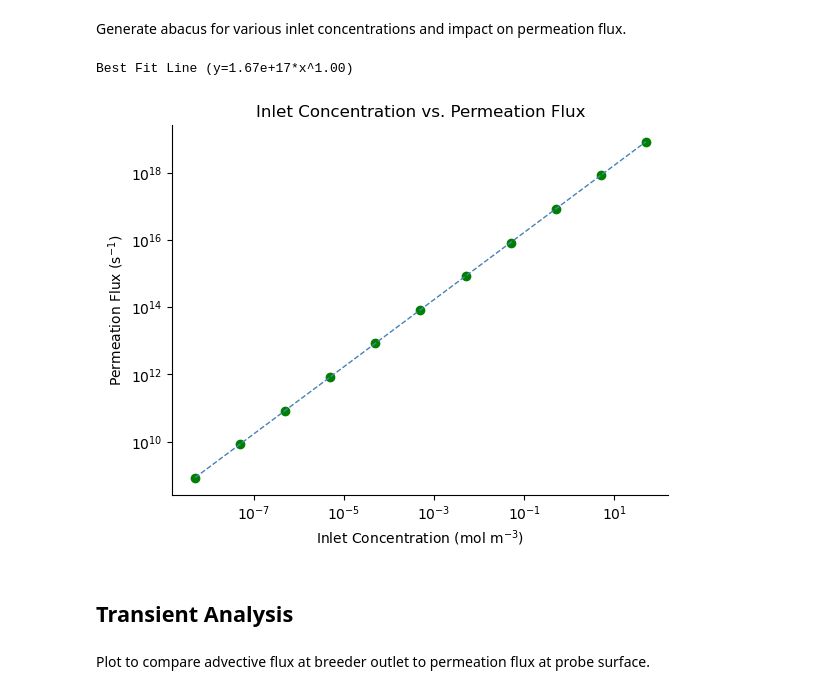
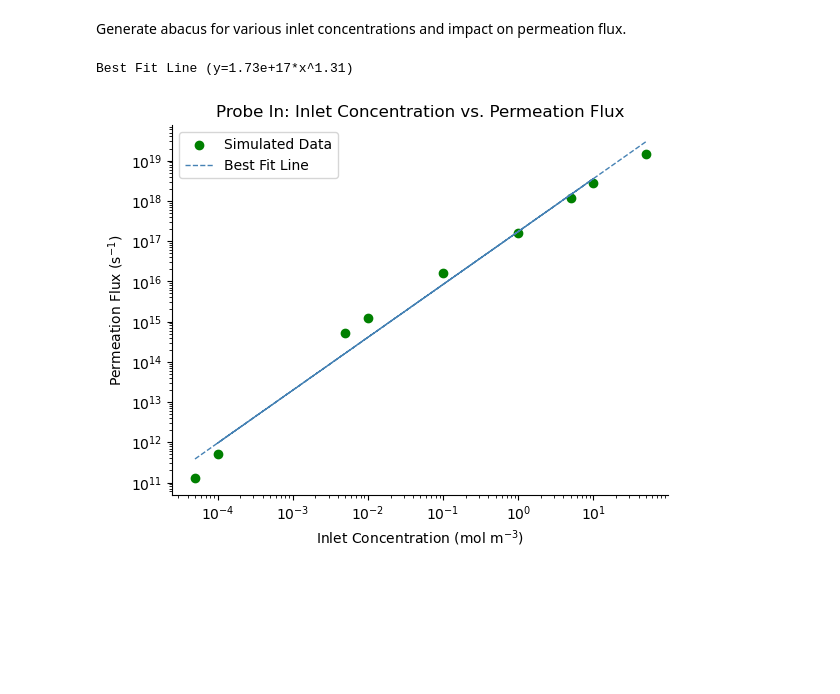
Before and after one commit to kaelyndunnell/Permeator-Probe, a Jupyter notebook: post_process.ipynb, the cells around one changed output. Drawn from its saved outputs; the diff is of its cells as text; code cells hidden in the pictures; blank space fills up the shorter version.

```diff
--- a/post_process.ipynb
+++ b/post_process.ipynb
@@ -96,17 +119,17 @@ flow_rates = [1,2,3,4] # kg/s
 
 # first flow rate is benchmark case
 permeation_1kgs = np.genfromtxt(
-    "festim_results_probe_out_benchmark/permeation_flux.csv", delimiter=",", names=True
+    "surfaceRecomboBC/festim_results_probe_in_benchmark/permeation_flux.csv", delimiter=",", names=True
 )
 outlet_1kgs = np.genfromtxt(
-    "festim_results_probe_out_benchmark/outlet_advective_flux.csv", delimiter=",", names=True
+    "surfaceRecomboBC/festim_results_probe_in_benchmark/outlet_advective_flux.csv", delimiter=",", names=True
 )
 
 permeation_fluxes = [permeation_1kgs["H_flux_surface_7"]]
 outlet_fluxes = [outlet_1kgs["H_advection_flux_surface_6"]]
 
 for rate in flow_rates[1:]:
-    file_path = f"flow_rate_abacus_probe_out/festim_results_flow_{rate}_kg_s"
+    file_path = f"surfaceRecomboBC/OpenFOAM_abacus_probe_in/festim_results_flow_{rate}_kg_s"
     permeation = np.genfromtxt(
         file_path+"/permeation_flux.csv", delimiter=",", names=True
     )
@@ -122,7 +145,7 @@ plt.scatter(flow_rates, permeation_fluxes, color="green", linewidth=1)
 plt.plot(flow_rates, permeation_fluxes, color="green", linestyle='--', linewidth=1)
 plt.xlabel(r"Flow Rate (kg s$^{-1}$)")
 plt.ylabel(r"Permeation Flux (s$^{-1}$)")
-plt.yscale('log')
+# plt.yscale('log')
 ax = plt.gca()
 ax.spines["top"].set_visible(False)
 ax.spines["right"].set_visible(False)
@@ -136,16 +159,14 @@ plt.show()
 Generate abacus for various inlet concentrations and impact on permeation flux.
 # %%
 inlet_concentrations = mol_m3_c_in = [
-    5e-09,
-    5e-08,
-    5e-07,
-    5e-06,
     5e-05,
-    5e-04,
     5e-03,
-    5e-02,
-    5e-01,
     5,
+    1e01,
+    1e-04,
+    1e-02,
+    1e-01,
+    1,
     5e01,
 ]  # mol/m3
 
@@ -153,55 +174,43 @@ permeation_fluxes = []
 outlet_fluxes = []
 
 for conc in inlet_concentrations:
-    file_path = f"festim_abacus_probe_out/festim_results_cin_{conc}_mol_m3"
+    file_path = f"surfaceRecomboBC/festim_abacus_probe_in/festim_results_cin_{conc}_mol_m3"
     permeation = np.genfromtxt(
         file_path+"/permeation_flux.csv", delimiter=",", names=True
     )
     outlet = np.genfromtxt(
         file_path+"/outlet_advective_flux.csv", delimiter=",", names=True
     )
 
     permeation_fluxes.append(permeation["H_flux_surface_7"])
     outlet_fluxes.append(outlet["H_advection_flux_surface_6"])
 
 plt.figure()
-plt.scatter(inlet_concentrations, permeation_fluxes, color="green", linewidth=1)
-
-# # best fit line
-# m, c = np.polyfit(inlet_concentrations, permeation_fluxes, 1)
-
-# x_line = np.linspace(min(inlet_concentrations), max(inlet_concentrations), 11)
-# y_line = m * x_line + c
-
-# plt.plot(x_line, y_line, color='steelblue', linestyle='--', linewidth=2,)
-# print(f'Best Fit Line: y = {m:.2e}x + {c:.2f}')
+plt.scatter(inlet_concentrations, permeation_fluxes, color="green", linewidth=1, label="Simulated Data")
 
 # best fit line
 logx = np.log(inlet_concentrations)
 logy = np.log(permeation_fluxes)
 
 coefficients = np.polyfit(logx, logy, 1)
 m = coefficients[0] # slope (exponent of the power law)
 c = coefficients[1] # intercept (log of the scaling factor)
 
 y_fit = lambda x: np.exp(c) * x**m
-plt.plot(inlet_concentrations, y_fit(inlet_concentrations), color='steelblue',linestyle='--', linewidth=1)
+plt.plot(inlet_concentrations, y_fit(inlet_concentrations), color='steelblue',linestyle='--', linewidth=1, label="Best Fit Line")
 
 print(f'Best Fit Line (y={np.exp(c):.2e}*x^{m:.2f})')
 
 plt.xscale('log')
 plt.yscale('log')
 plt.xlabel(r"Inlet Concentration (mol m$^{-3}$)")
 plt.ylabel(r"Permeation Flux (s$^{-1}$)")
+plt.legend()
 ax = plt.gca()
 ax.spines["top"].set_visible(False)
 ax.spines["right"].set_visible(False)
-plt.title("Inlet Concentration vs. Permeation Flux")
+plt.title("Probe In: Inlet Concentration vs. Permeation Flux")
 plt.show()
 # %% [output]
-Best Fit Line (y=1.67e+17*x^1.00)
+Best Fit Line (y=1.73e+17*x^1.31)
-[figure, old version]
+[figure, new version]
-# %% [markdown]
-## Transient Analysis
-# %% [markdown]
-Plot to compare advective flux at breeder outlet to permeation flux at probe surface.
```
Also changed, not shown: parts of 9 cells of this notebook, 1 other file.
